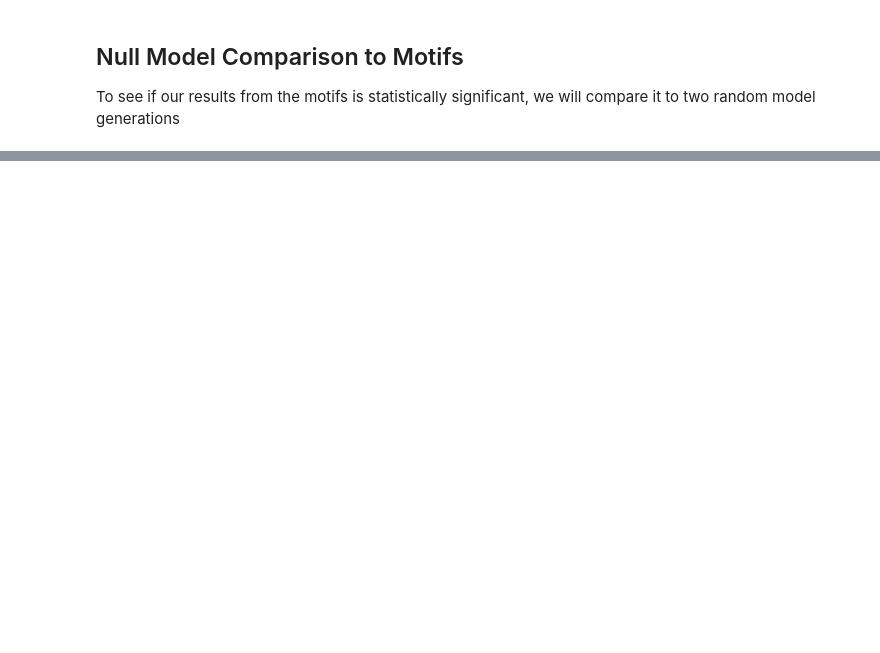
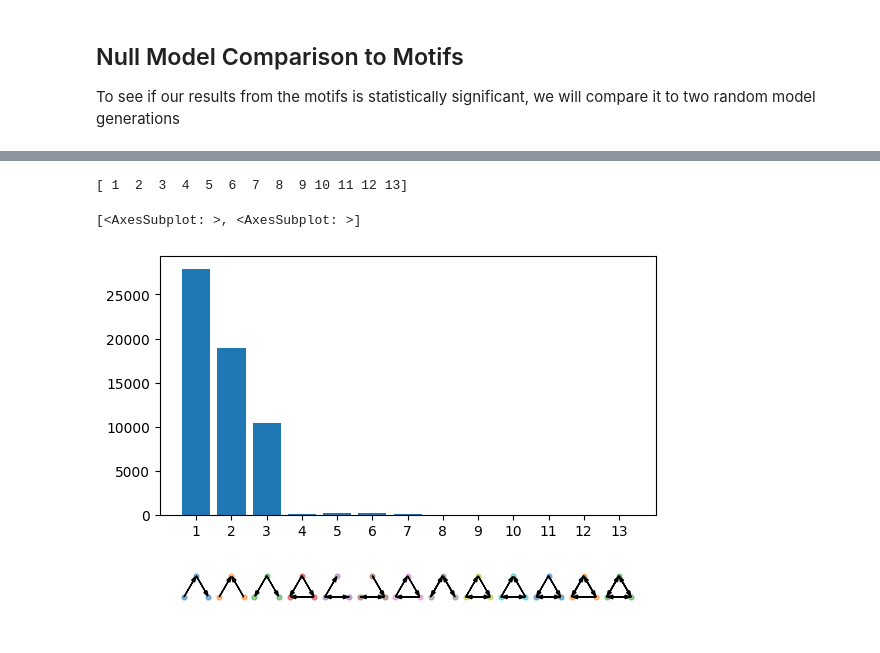
Before and after one commit to ammanyusuf/ufc-netowrk-analysis, a Jupyter notebook: analysis.ipynb, the cells around one changed output, grey strips where cells are left out. Cells and saved outputs as stored; diff of their text form; code cells hidden in the pictures; blank space fills up the shorter version.

Commit message:
Save 1000 null model analysis to text files and add motif 1000 model analysis for the DP model

```diff
--- a/analysis.ipynb
+++ b/analysis.ipynb
@@ -182,0 +195,2 @@ motif_frquency_ER = motif.generate_N_ER_graphs_motifs(directed, True, 1000)
+# %%
+motif_frquency_DP = m.generate_N_DP_graphs_motifs(directed, True, 1000)
@@ -182,0 +199,5 @@ motif_frquency_ER = motif.generate_N_ER_graphs_motifs(directed, True, 1000)
+# %%
+motif_frequency_DP_avg = []
+
+for i in range(len(motif_frquency_DP)):
+    motif_frequency_DP_avg.append(np.mean(motif_frquency_DP[i]))
@@ -182,0 +223,6 @@ motif_frquency_ER = motif.generate_N_ER_graphs_motifs(directed, True, 1000)
+# %%
+nsv.bar_motifs(np.array(motif_frequency_DP_avg).astype(int))
+# %% [output]
+[ 1  2  3  4  5  6  7  8  9 10 11 12 13]
+[<AxesSubplot: >, <AxesSubplot: >]
+[figure, added]
```
Also changed, not shown: parts of 28 cells of this notebook, 7 other files.
